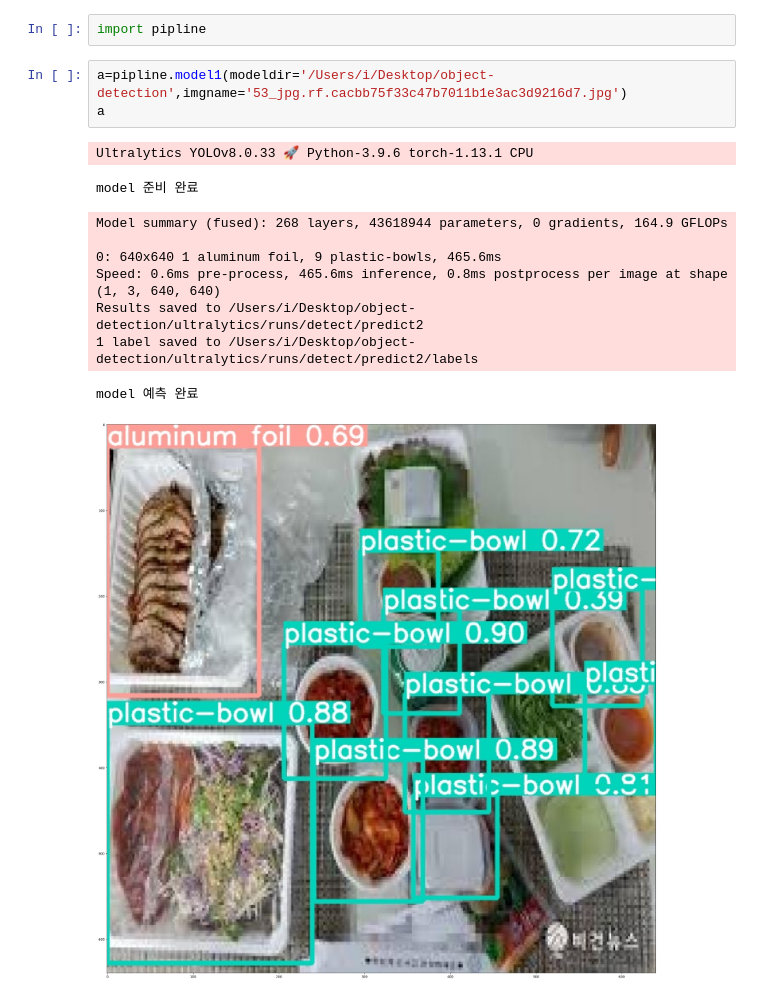
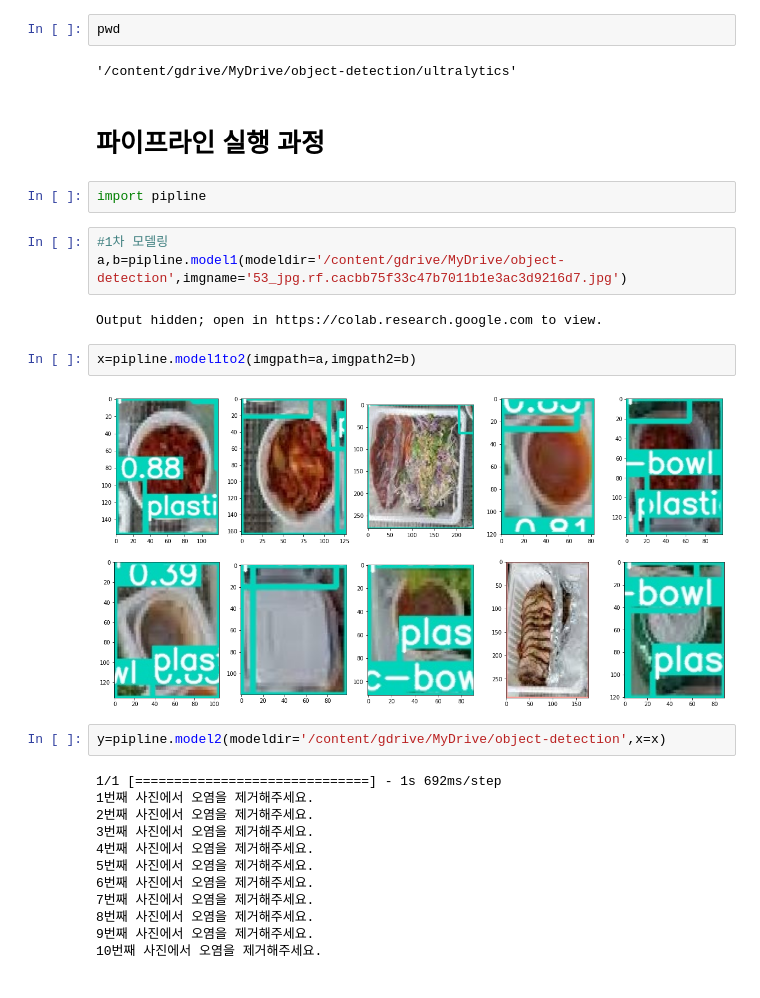
Before and after one commit to Recycle-detection/recycle-project, a Jupyter notebook: 실행.ipynb, the cells around one changed output. Saved outputs shown, nothing was run; the diff lists cells and outputs as text.

```diff
--- a/실행.ipynb
+++ b/실행.ipynb
@@ -26,16 +37,31 @@ Requirement already satisfied: oauthlib>=3.0.0 in /Users/i/opt/anaconda3/lib/pyt
+# %%
+pwd
+# %% [output]
+'/content/gdrive/MyDrive/object-detection/ultralytics'
+# %% [markdown]
+# 파이프라인 실행 과정
 # %%
 import pipline
 # %%
-a=pipline.model1(modeldir='/Users/i/Desktop/object-detection',imgname='53_jpg.rf.cacbb75f33c47b7011b1e3ac3d9216d7.jpg')
-a
+#1차 모델링
+a,b=pipline.model1(modeldir='/content/gdrive/MyDrive/object-detection',imgname='53_jpg.rf.cacbb75f33c47b7011b1e3ac3d9216d7.jpg')
 # %% [output]
-Ultralytics YOLOv8.0.33 🚀 Python-3.9.6 torch-1.13.1 CPU
+Output hidden; open in https://colab.research.google.com to view.
-model 준비 완료
-Model summary (fused): 268 layers, 43618944 parameters, 0 gradients, 164.9 GFLOPs
-
-0: 640x640 1 aluminum foil, 9 plastic-bowls, 465.6ms
-Speed: 0.6ms pre-process, 465.6ms inference, 0.8ms postprocess per image at shape (1, 3, 640, 640)
-Results saved to /Users/i/Desktop/object-detection/ultralytics/runs/detect/predict2
-1 label saved to /Users/i/Desktop/object-detection/ultralytics/runs/detect/predict2/labels
-model 예측 완료
-[figure, removed]
+# %%
+x=pipline.model1to2(imgpath=a,imgpath2=b)
+# %% [output]
+[figure, added]
+# %%
+y=pipline.model2(modeldir='/content/gdrive/MyDrive/object-detection',x=x)
+# %% [output]
+1/1 [==============================] - 1s 692ms/step
+1번째 사진에서 오염을 제거해주세요.
+2번째 사진에서 오염을 제거해주세요.
+3번째 사진에서 오염을 제거해주세요.
+4번째 사진에서 오염을 제거해주세요.
+5번째 사진에서 오염을 제거해주세요.
+6번째 사진에서 오염을 제거해주세요.
+7번째 사진에서 오염을 제거해주세요.
+8번째 사진에서 오염을 제거해주세요.
+9번째 사진에서 오염을 제거해주세요.
+10번째 사진에서 오염을 제거해주세요.
```
Also changed, not shown: parts of 5 cells of this notebook, 1 other file.
